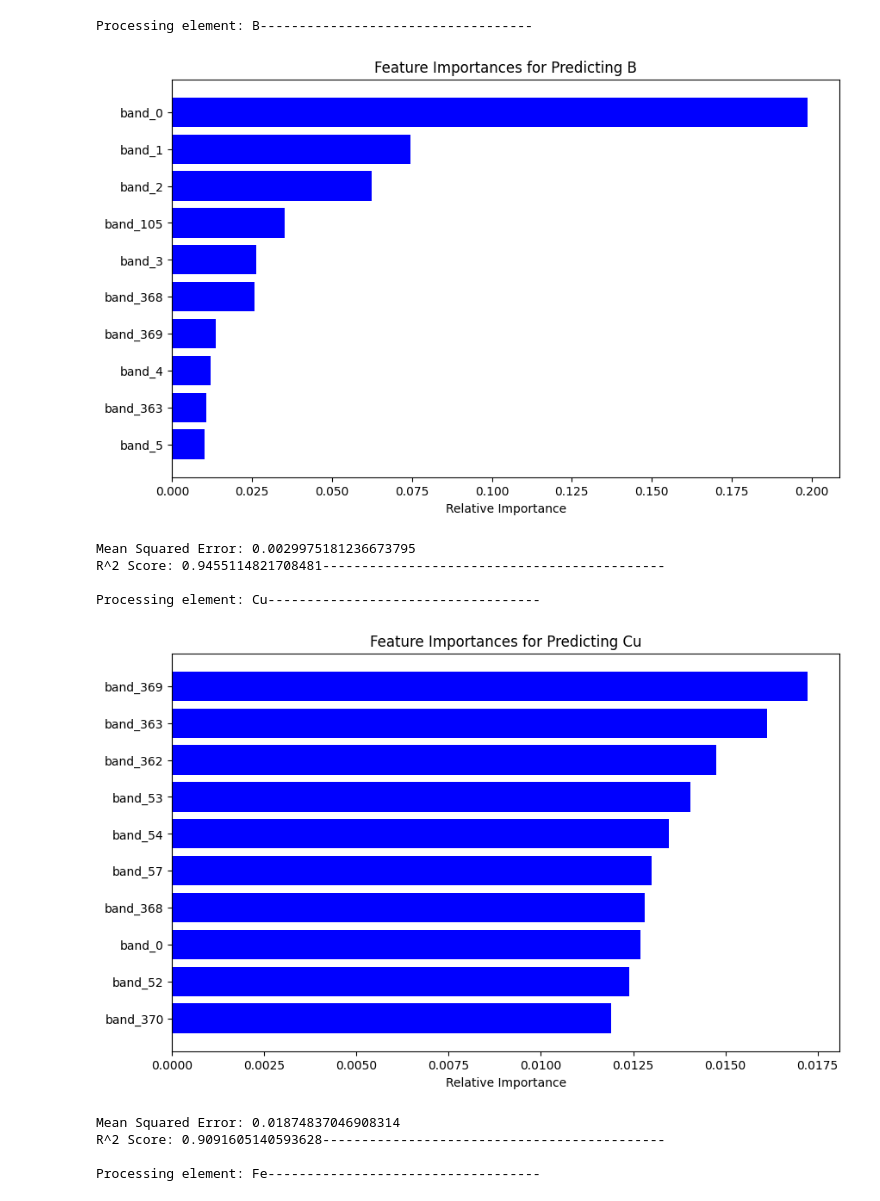
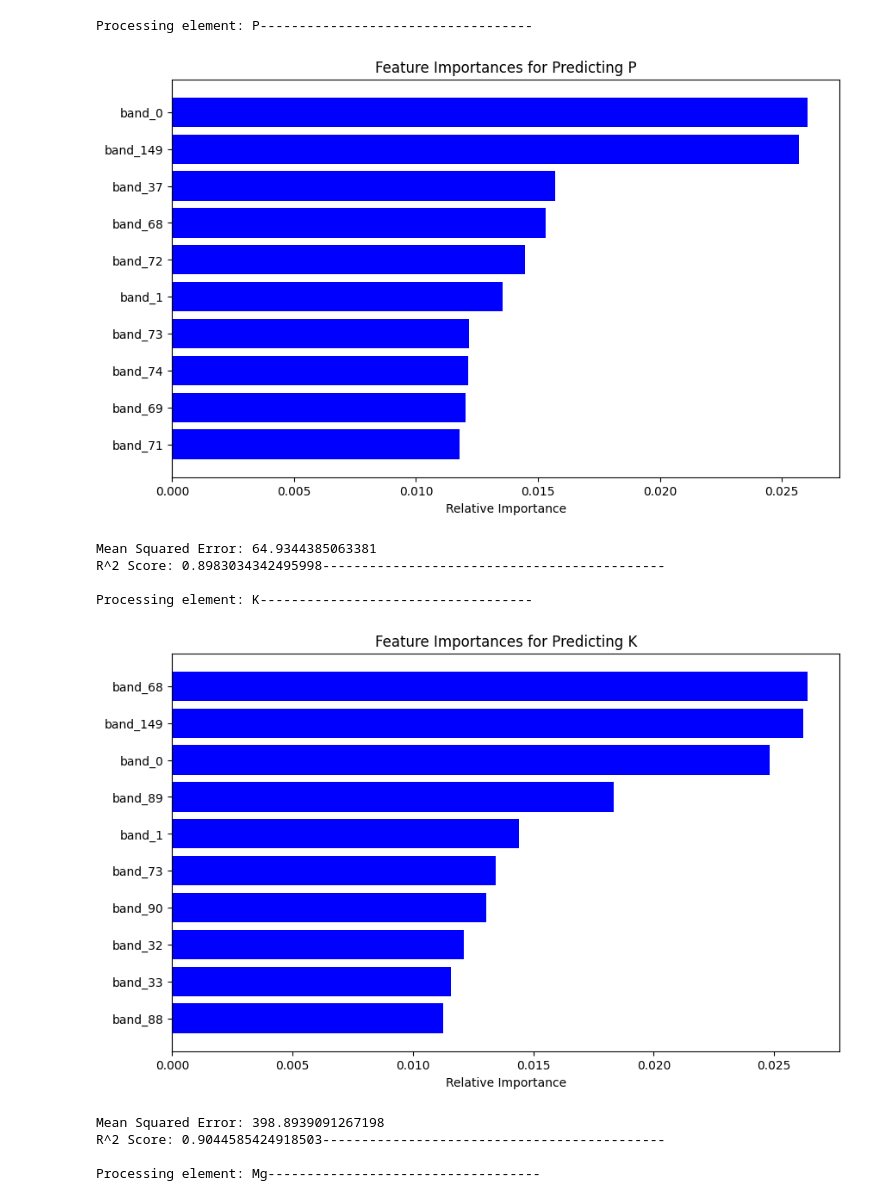
Before and after one commit to joao-alcindo/hsi-msn, a Jupyter notebook: pre_processing/rf.ipynb, the cells around one changed output. Cells and saved outputs as stored; diff of their text form; code cells hidden in the pictures.

```diff
--- a/pre_processing/rf.ipynb
+++ b/pre_processing/rf.ipynb
@@ -9,4 +11,5 @@ from sklearn.metrics import mean_squared_error
 # %%
-in_directory = "./../hsi_airborne/"
-
-data = np.load(in_directory + "data.npy")
+data_root = "./../../hyperview1/normalized_npy/train/"
+imgs_paths = glob.glob(f"{data_root}*.npy")
+imgs_paths.sort()
+imgs_paths
@@ -13,3 +54,8 @@ data = np.load(in_directory + "data.npy")
 # %%
 # calculat the mean of each band
-mean_bands = np.nanmean(data, axis=(2, 3))
+
+mean_bands = []
+
+for path in imgs_paths:
+    img = np.load(path)
+    mean_bands.append(np.mean(img, axis=(1, 2)))
@@ -21,6 +65,6 @@ df.columns = [f'band_{i}' for i in range(df.shape[1])]
 # %%
 
-train_gt_path = os.path.join( './../train_gt.csv')
+train_gt_path = os.path.join( './../train_files_with_gt.csv')
 train_gt = pd.read_csv(train_gt_path)
 
 train_gt
@@ -54,5 +98,5 @@ df.head()
 # %%
-elementos = ['B', 'Cu', 'Fe', 'Mn', 'S', 'Zn']
+elementos = ['P','K','Mg', 'pH']
 
 dados_por_elemento = {}
 
@@ -61,46 +105,46 @@ for elemento in elementos:
     print(f'Processing element: {elemento}-----------------------------------')
     # create a random forest regressor to estimate "B" column
     rf = RandomForestRegressor(n_estimators=100, random_state=42)
-    rf.fit(df.iloc[:, :430], df[elemento])
+    rf.fit(df.iloc[:, :150], df[elemento])
 
     # get the 10 feature importance
     importances = rf.feature_importances_
     indices = np.argsort(importances)[-10:]
 
 
     # get top 10 feature importance name
     top_features = df.columns[indices].tolist()
     dados_por_elemento[elemento] = {
         'importances': importances[indices],
         'features': top_features
     }
 
     plt.figure(figsize=(10, 6))
     plt.title(f'Feature Importances for Predicting {elemento}')
     plt.barh(range(len(indices)), importances[indices], color='b', align='center')
     plt.yticks(range(len(indices)), [f'band_{i}' for i in indices])
     plt.xlabel('Relative Importance')
     plt.show()
 
     # print the mean squared erros
-    y_pred = rf.predict(df.iloc[:, :430])
+    y_pred = rf.predict(df.iloc[:, :150])
     mse = mean_squared_error(df[elemento], y_pred)
     print(f'Mean Squared Error: {mse}')
-    r2_score = rf.score(df.iloc[:, :430], df[elemento])
+    r2_score = rf.score(df.iloc[:, :150], df[elemento])
     print(f'R^2 Score: {r2_score}--------------------------------------------\n')
 
 
     dados_por_elemento[elemento]['mse'] = float(mse)
     dados_por_elemento[elemento]['r2_score'] = float(r2_score)
 # %% [output]
-Processing element: B-----------------------------------
+Processing element: P-----------------------------------
-[figure, old version]
+[figure, new version]
-Mean Squared Error: 0.0029975181236673795
-R^2 Score: 0.9455114821708481--------------------------------------------
+Mean Squared Error: 64.9344385063381
+R^2 Score: 0.8983034342495998--------------------------------------------
 
-Processing element: Cu-----------------------------------
+Processing element: K-----------------------------------
-[figure, old version]
+[figure, new version]
-Mean Squared Error: 0.01874837046908314
-R^2 Score: 0.9091605140593628--------------------------------------------
+Mean Squared Error: 398.8939091267198
+R^2 Score: 0.9044585424918503--------------------------------------------
 
-Processing element: Fe-----------------------------------
+Processing element: Mg-----------------------------------
```
Also changed, not shown: parts of 9 cells of this notebook, 25 other files.
